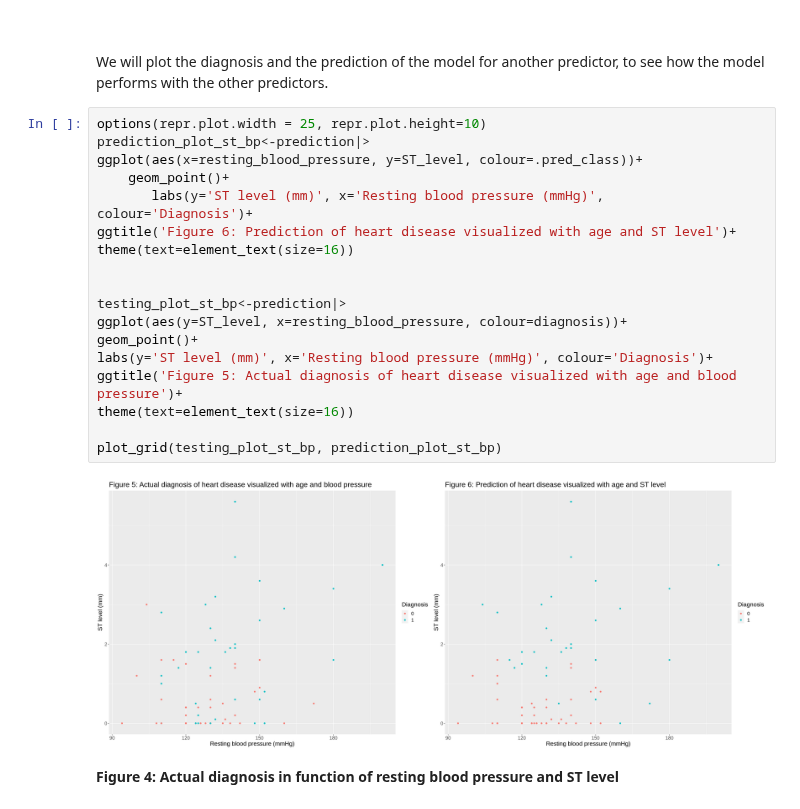
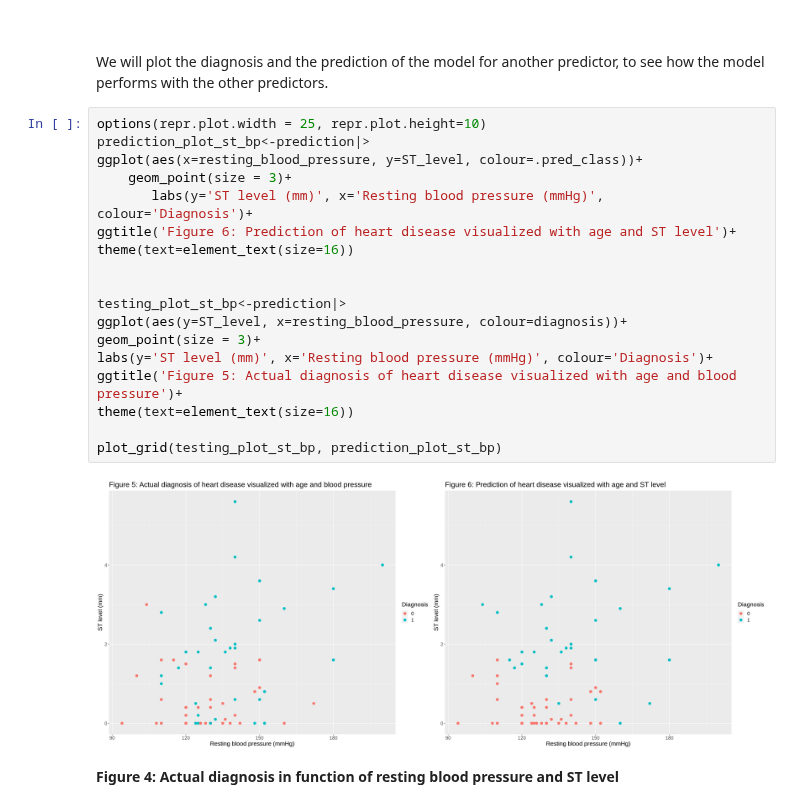
Before and after one commit to sendhelpDSCI/UBC_DSCI100_Group166, a Jupyter notebook: Final Report.ipynb, the cells around one changed output. Drawn from its saved outputs; the diff is of its cells as text.

```diff
--- a/Final Report.ipynb
+++ b/Final Report.ipynb
@@ -254,23 +254,23 @@ We will plot the diagnosis and the prediction of the model for another predictor
 # %%
 options(repr.plot.width = 25, repr.plot.height=10)
 prediction_plot_st_bp<-prediction|>
 ggplot(aes(x=resting_blood_pressure, y=ST_level, colour=.pred_class))+
-    geom_point()+
+    geom_point(size = 3)+
        labs(y='ST level (mm)', x='Resting blood pressure (mmHg)', colour='Diagnosis')+
 ggtitle('Figure 6: Prediction of heart disease visualized with age and ST level')+
 theme(text=element_text(size=16))
 
 
 testing_plot_st_bp<-prediction|>
 ggplot(aes(y=ST_level, x=resting_blood_pressure, colour=diagnosis))+
-geom_point()+
+geom_point(size = 3)+
 labs(y='ST level (mm)', x='Resting blood pressure (mmHg)', colour='Diagnosis')+
 ggtitle('Figure 5: Actual diagnosis of heart disease visualized with age and blood pressure')+
 theme(text=element_text(size=16))
 
 plot_grid(testing_plot_st_bp, prediction_plot_st_bp)
 # %% [output]
-[figure, old version]
+[figure, new version]
 # %% [markdown]
 **Figure 4: Actual diagnosis in function of resting blood pressure and ST level**
 # %% [markdown]
```
Also changed, not shown: parts of 3 cells of this notebook.
